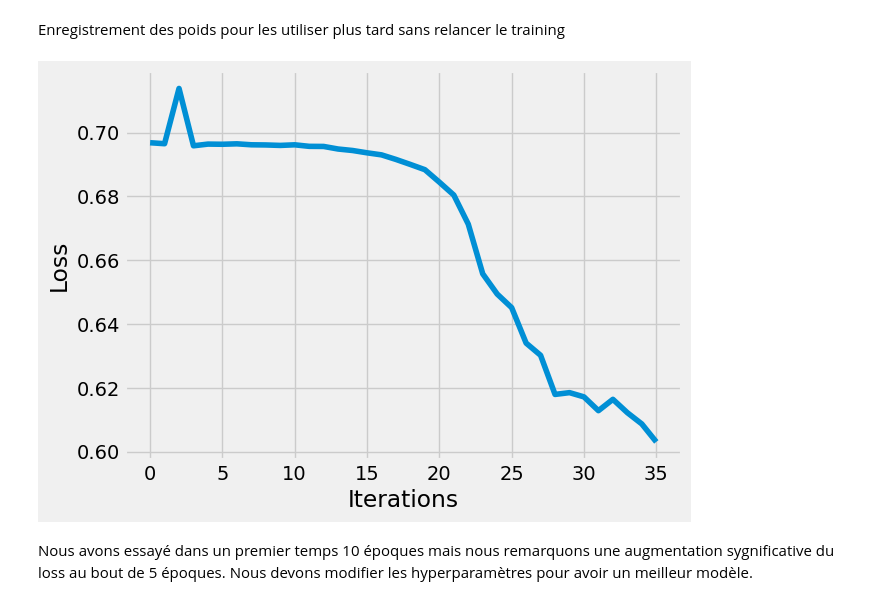
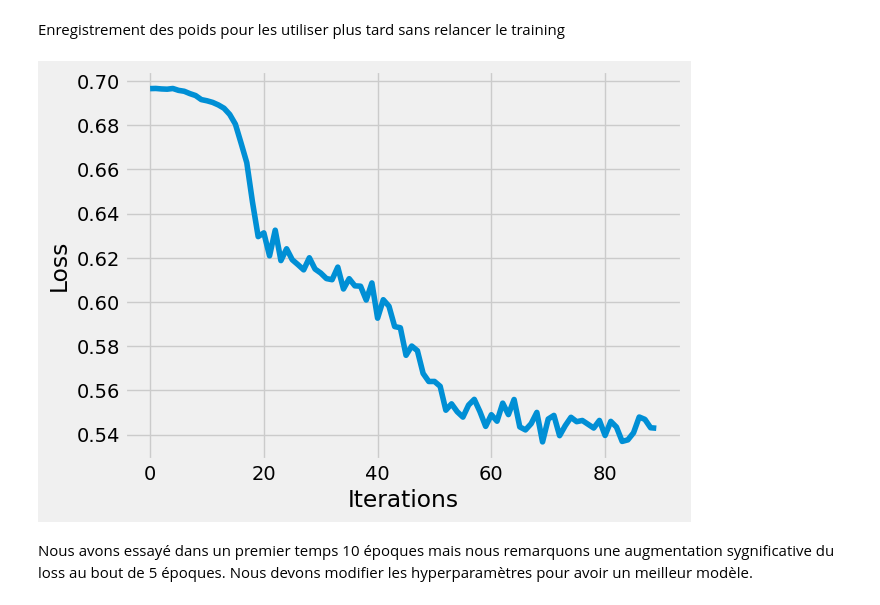
Before and after one commit to Rulienn/Detection-d-anomalie, a Jupyter notebook: JulienNoteBook.ipynb, the cells around one changed output. Cells and saved outputs as stored; diff of their text form; code cells hidden in the pictures.

```diff
--- a/JulienNoteBook.ipynb
+++ b/JulienNoteBook.ipynb
@@ -144,6 +144,7 @@ class AE_CNN(torch.nn.Module):
 # %%
 torch.cuda.is_available()
 
-device = torch.device("cpu") #torch.device("cuda" if torch.cuda.is_available() else "cpu")
+device = torch.device("cuda" if torch.cuda.is_available() else "cpu")
+#torch.device("cpu")
 print(device)
 # %% [output]
@@ -199,7 +198,7 @@ Reserved: 0
 # %% [markdown]
 Entrainement du modèle :
 # %%
-num_epochs = 4
+num_epochs = 20
 losses = []
 optimizer.zero_grad()
 for epoch in range(num_epochs):
@@ -219,12 +218,12 @@ for epoch in range(num_epochs):
         optimizer.step()
         # Remettre les gradients à zéro
         optimizer.zero_grad()
-        losses.append(loss)
+        losses.append(loss.item())
 
         # supprimer ce qui ne nous sert plus pour libérer la mémoire (probleme de taille)
-        #del inputs, targets, outputs, loss
-        #gc.collect()
-        #torch.cuda.empty_cache()
+        del inputs, targets, outputs
+        gc.collect()
+        torch.cuda.empty_cache()
     print(f'Epoch [{epoch+1}/{num_epochs}], Loss: {loss.item():.4f}')
 
 print("Entraînement terminé.")
@@ -237,20 +243,20 @@ Entraînement terminé.
 # %% [markdown]
 Enregistrement des poids pour les utiliser plus tard sans relancer le training
 # %%
-losses_np = [loss.detach().numpy() for loss in losses]
+losses_np = [loss.cpu().detach().numpy() for loss in losses]
 
 # Définir le style du graphique
 plt.style.use('fivethirtyeight')
 plt.xlabel('Iterations')
 plt.ylabel('Loss')
 
 # Tracer les 100 dernières valeurs de perte
 plt.plot(losses_np[-100:])
 
 # Afficher le graphique
 plt.show()
 # %% [output]
-[figure, old version]
+[figure, new version]
 # %% [markdown]
 Nous avons essayé dans un premier temps 10 époques mais nous remarquons une augmentation sygnificative du loss au bout de 5 époques. Nous devons modifier les hyperparamètres pour avoir un meilleur modèle.
 # %% [markdown]
```
Also changed, not shown: parts of 5 cells of this notebook.
